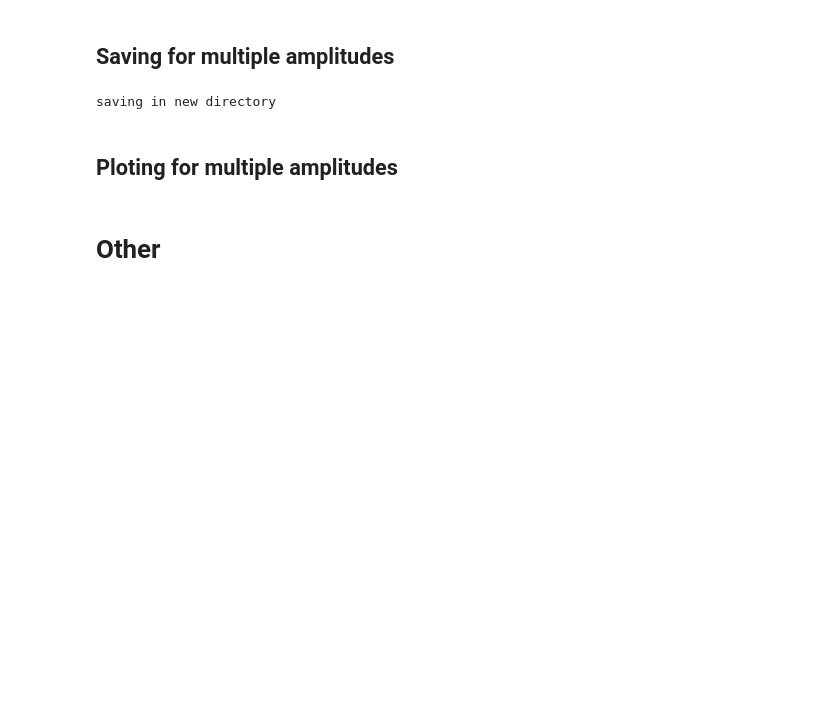
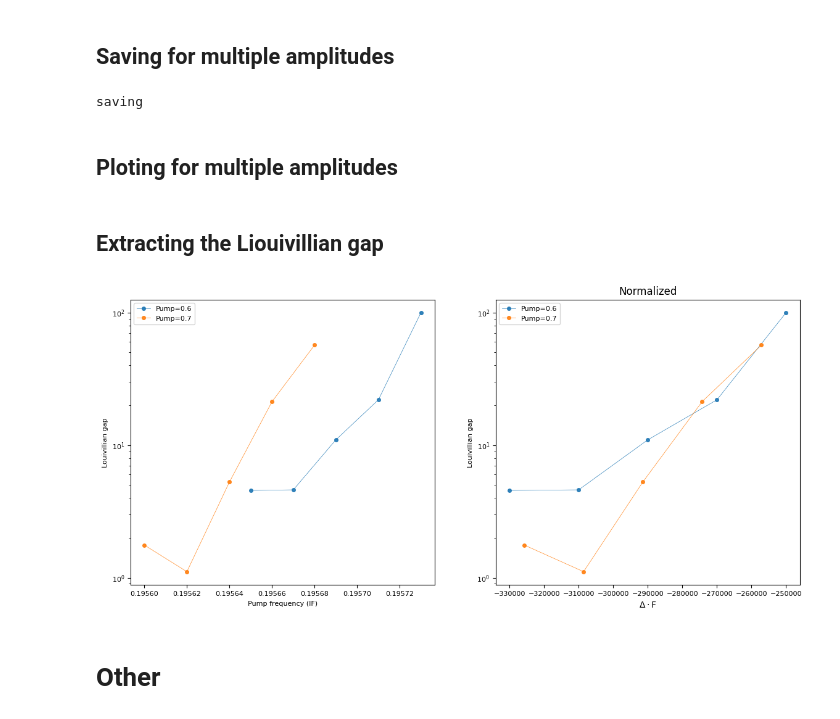
Before and after one commit to BeaulieuGuillaume/DPT_SQUID, a Jupyter notebook: First_Order_Transition/First_Jump.ipynb, the cells around one changed output. Saved outputs shown, nothing was run; the diff lists cells and outputs as text; code cells hidden in the pictures; blank space fills up the shorter version.

```diff
--- a/First_Order_Transition/First_Jump.ipynb
+++ b/First_Order_Transition/First_Jump.ipynb
@@ -803,7 +848,7 @@ Execution stopped by user!
 cooldown_date=Cooldown_Date #top folder
 device="vac_to_excit" #second folder
 name="Multiple_amp" # third folder
-meastype="Test" #Final file name
+meastype="Test_2" #Final file name
 
 datadict={}
 datadict["LO_fluxline"]=LO_fluxline
@@ -826,7 +871,7 @@ datadict["config"]=config
 
 an.save_with_numpy(datadict, meastype, name, device, cooldown_date, filepath=Saving_Path)
 # %% [output]
-saving in new directory
+saving
 # %%
 #Loading the data
 
@@ -846,7 +891,7 @@ amp_factor_array=npzfile["multidata"][()]["amp_factor_array"]
 #Plot all
 number_avg=10
 Processed_Data=an.Extract_vac_exc_gap(Data,amp_factor_array,freqs_array,Pump_Delay,number_avg)
-j=1
+j=0
 amp_factor=amp_factor_array[j]
 freqs=freqs_array[j,:]
 
@@ -882,6 +927,58 @@ for idx in range(len(freqs)):
         ax.plot(time_fit,av_fit)
         ax.set_xlabel("time [s]")
         ax.set_ylabel("$\sqrt{I^2 + Q^2}$ (average) [mV]")
+# %% [markdown]
+## Extracting the Liouivillian gap
+# %%
+%matplotlib inline
+
+center_freq=4.34799e9*2
+Gi=0.6
+
+fontsize=8
+figsize=(5,4)
+fig, axs = plt.subplots( ncols=2, figsize=(14,6))
+
+for j in range(len(amp_factor_array)):
+
+    amp_factor=amp_factor_array[j]
+    freqs=freqs_array[j,:]
+    gap_array=[]
+    freq_gap_array=[]
+
+    for idx in range(len(freqs)):
+
+        if Processed_Data[amp_factor][freqs[idx]]["fit"]:
+            gap_array.append(Processed_Data[amp_factor][freqs[idx]]["gap"])
+            freq_gap_array.append(freqs[idx])
+
+    gap_array=np.array(gap_array)
+    freq_gap_array=np.array(freq_gap_array)
+
+    ax=axs[0]
+    ax.plot(freq_gap_array/1e9,gap_array,".-",label=f'Pump={amp_factor:.1f}', alpha=.9, lw=.5, ms=8)
+    ax=axs[1]
+    Gx=amp_factor
+    ax.plot( ((freq_gap_array+LO_fluxline)-center_freq)*Gi/Gx,gap_array,".-",label=f'Pump={amp_factor:.1f}', alpha=.9, lw=.5, ms=8)
+
+ax=axs[0]
+ax.set_xlabel("Pump frequency (IF)",fontsize=fontsize)
+ax.set_ylabel("Louivillian gap",fontsize=fontsize)
+ax.tick_params(axis='x', labelsize=fontsize)
+ax.tick_params(axis='y', labelsize=fontsize)
+ax.legend(fontsize=fontsize)
+ax.set_yscale('log')
+
+ax=axs[1]
+ax.set_title("Normalized")
+ax.set_ylabel("Louivillian gap",fontsize=fontsize)
+ax.tick_params(axis='x', labelsize=fontsize)
+ax.tick_params(axis='y', labelsize=fontsize)
+ax.set_xlabel('$\Delta\cdot$F')
+ax.legend(fontsize=fontsize)
+ax.set_yscale('log')
+# %% [output]
+[figure, added]
 # %% [markdown]
 # Other
 # %% [markdown]
```
Also changed, not shown: parts of 13 cells of this notebook, 2 other files.
